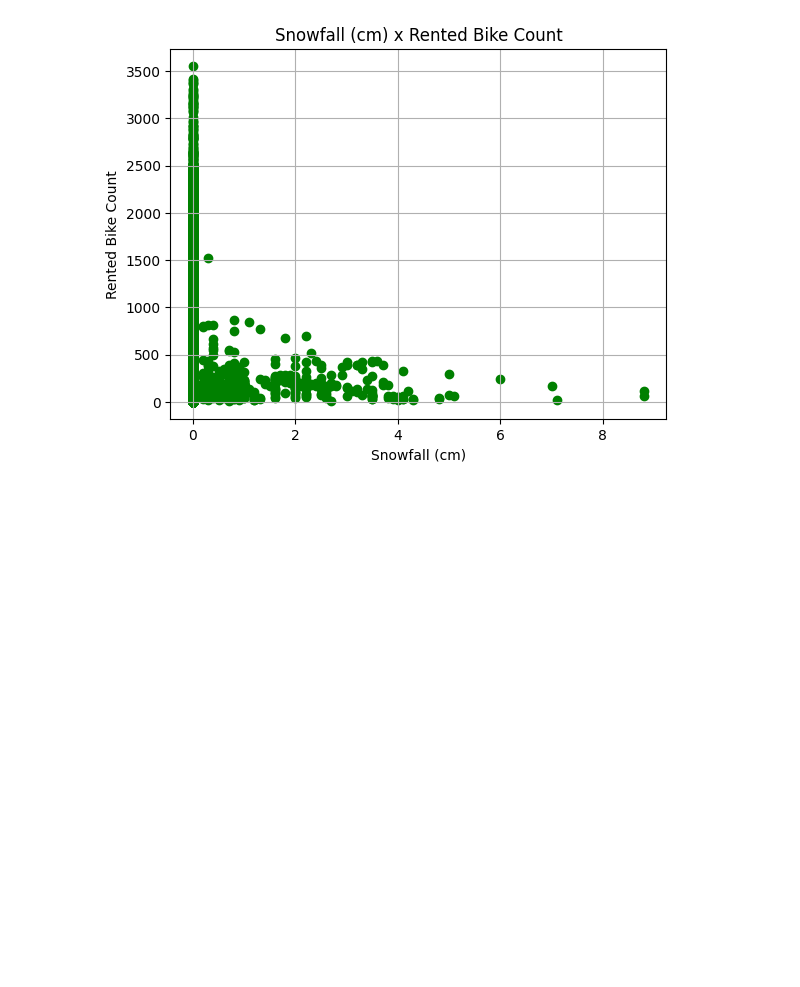
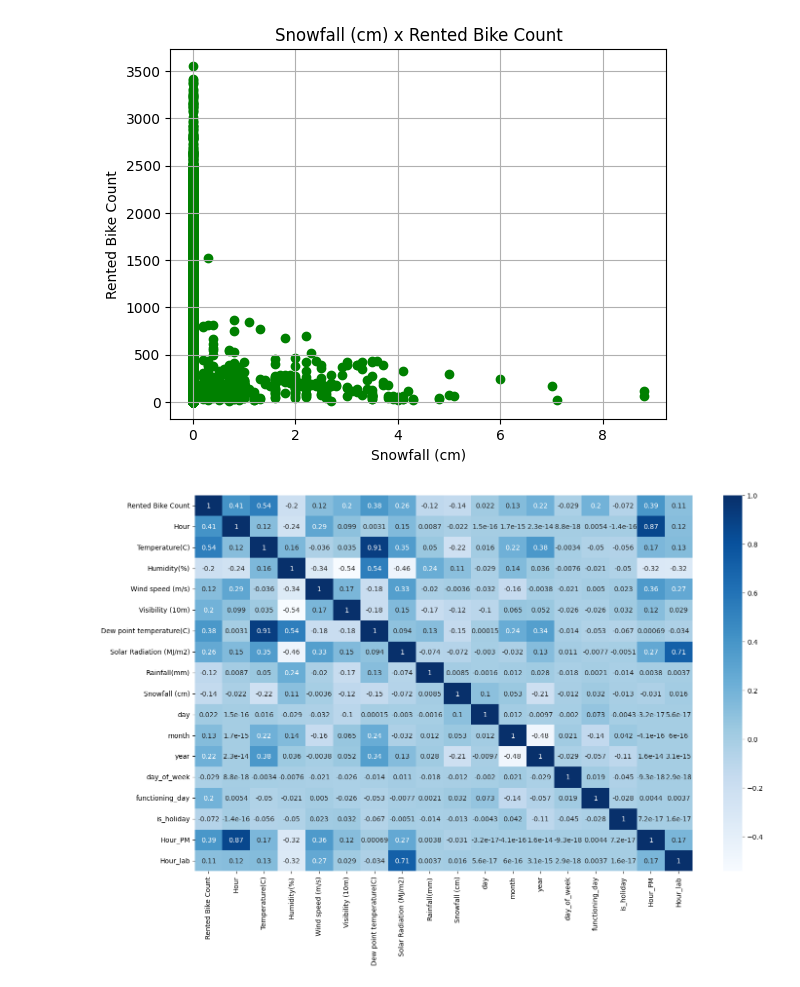
Before and after one commit to lbtriana/Proyecto_Bicicletas, a Jupyter notebook: PrepDatos.ipynb, the cells around one changed output. Drawn from its saved outputs; the diff is of its cells as text; code cells hidden in the pictures; blank space fills up the shorter version.

Commit message:
Matriz de correlación y gráficas de dispersión con regresión lineal

```diff
--- a/PrepDatos.ipynb
+++ b/PrepDatos.ipynb
@@ -243,3 +243,12 @@ plt.grid(True)
 plt.show()
 # %% [output]
 [figure]
+# %%
+#Matriz de correlación
+df_subconjunto = df.select_dtypes(include=[np.number])
+corr = df_subconjunto.corr()
+plt.figure(figsize=(15, 10))
+sns.heatmap(corr, cmap="Blues", annot=True)
+plt.tight_layout()
+# %% [output]
+[figure, added]
```
Also changed, not shown: parts of 2 cells of this notebook.
